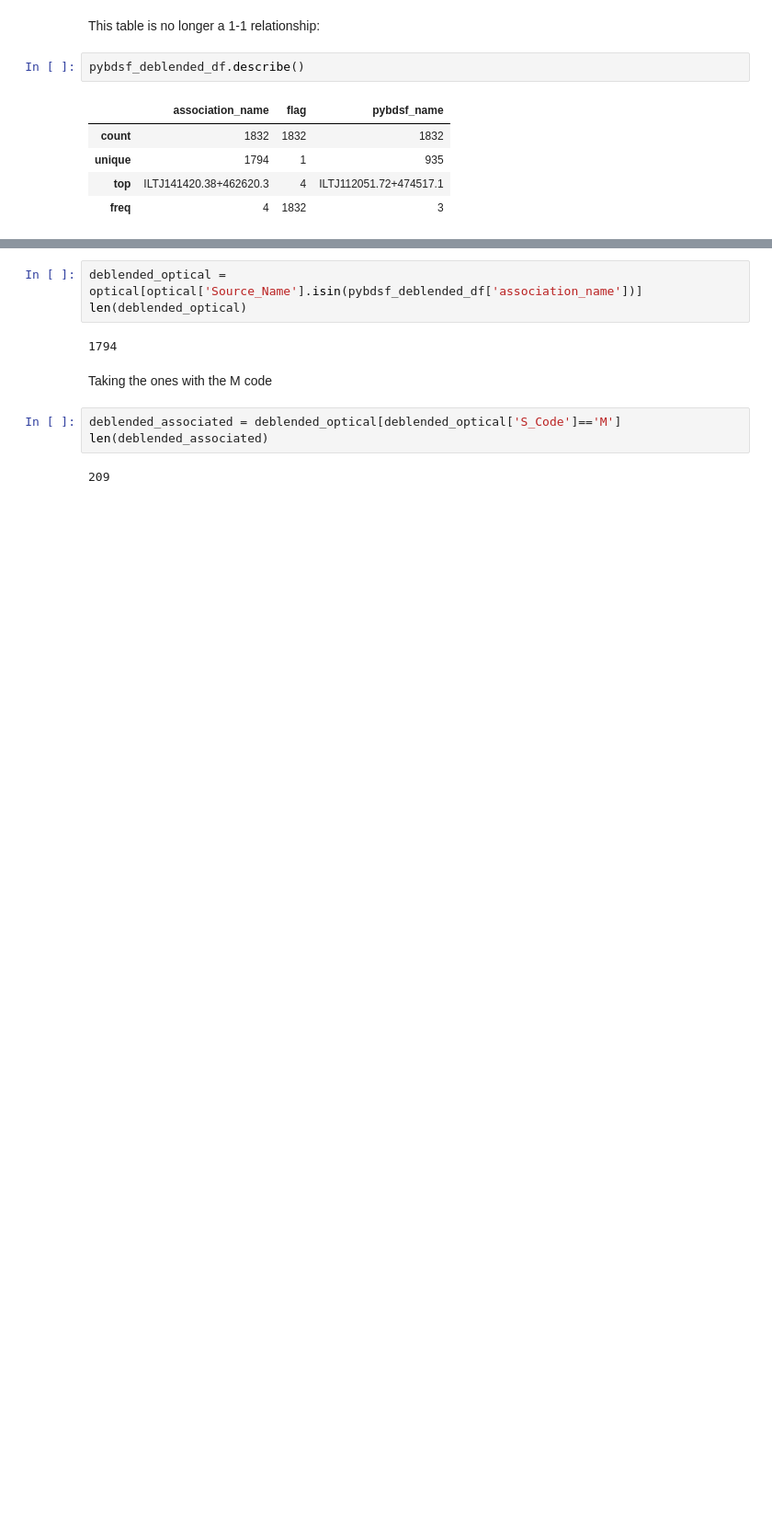
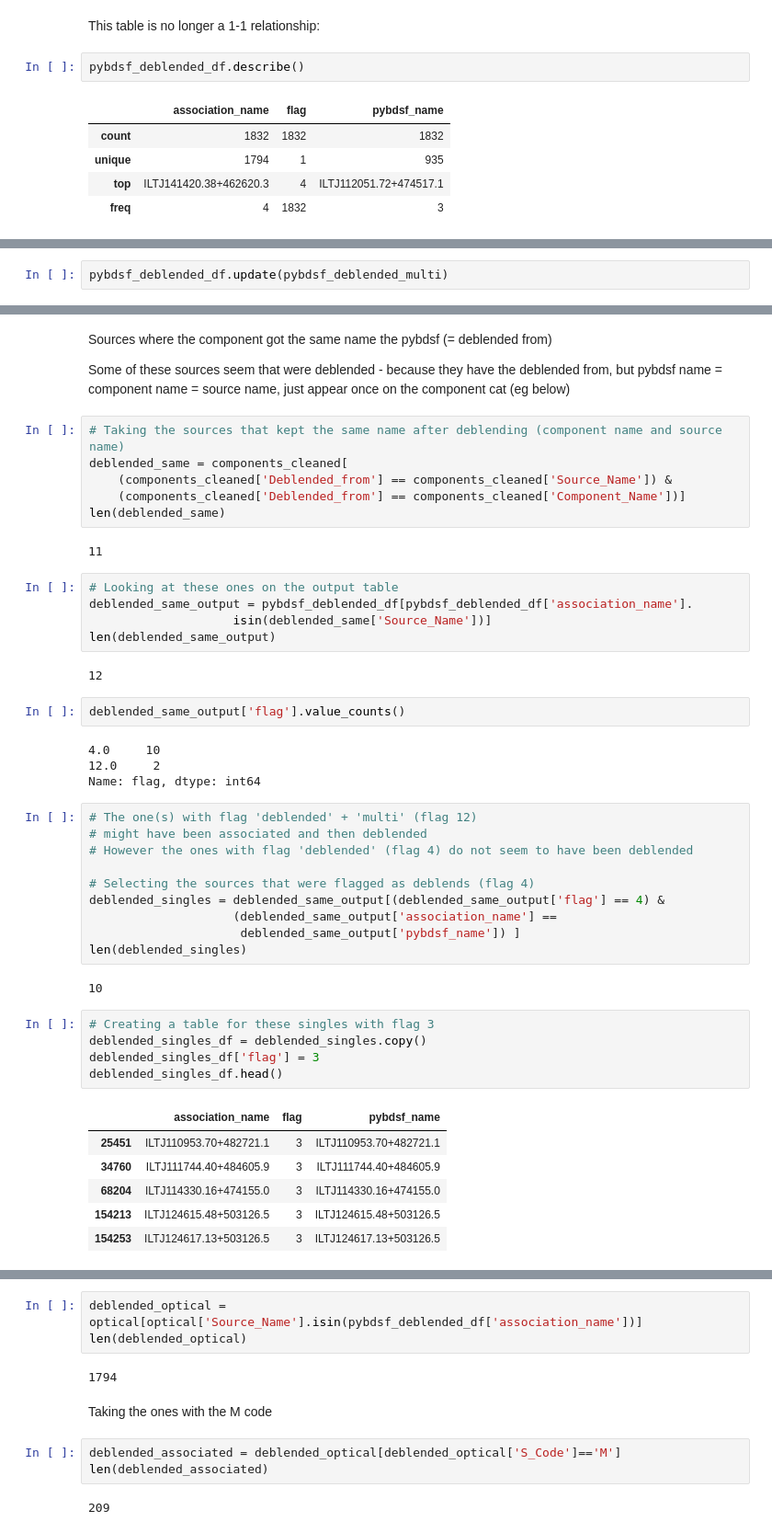
Before and after one commit to laraalegre/lotss-dr1, a Jupyter notebook: PyBDSF_DR1_associations.ipynb, the cells around one changed output, grey strips where cells are left out. Shown at 92% size. Saved outputs shown, nothing was run; the diff lists cells and outputs as text; blank space fills up the shorter version.

```diff
--- a/PyBDSF_DR1_associations.ipynb
+++ b/PyBDSF_DR1_associations.ipynb
@@ -303,0 +301,2 @@ The pybdsf sources that were deblended into several components and after associa
+# %%
+pybdsf_deblended_df.update(pybdsf_deblended_multi)
@@ -303,0 +321,49 @@ The pybdsf sources that were deblended into several components and after associa
+# %% [markdown]
+Sources where the component got the same name the pybdsf (= deblended from)
+
+Some of these sources seem that were deblended - because they have the deblended from, but pybdsf name = component name = source name, just appear once on the component cat (eg below)
+# %%
+# Taking the sources that kept the same name after deblending (component name and source name)
+deblended_same = components_cleaned[
+    (components_cleaned['Deblended_from'] == components_cleaned['Source_Name']) &
+    (components_cleaned['Deblended_from'] == components_cleaned['Component_Name'])]
+len(deblended_same)
+# %% [output]
+11
+# %%
+# Looking at these ones on the output table
+deblended_same_output = pybdsf_deblended_df[pybdsf_deblended_df['association_name'].
+                    isin(deblended_same['Source_Name'])]
+len(deblended_same_output)
+# %% [output]
+12
+# %%
+deblended_same_output['flag'].value_counts()
+# %% [output]
+4.0     10
+12.0     2
+Name: flag, dtype: int64
+# %%
+# The one(s) with flag 'deblended' + 'multi' (flag 12)
+# might have been associated and then deblended
+# However the ones with flag 'deblended' (flag 4) do not seem to have been deblended
+
+# Selecting the sources that were flagged as deblends (flag 4)
+deblended_singles = deblended_same_output[(deblended_same_output['flag'] == 4) &
+                    (deblended_same_output['association_name'] ==
+                     deblended_same_output['pybdsf_name']) ]
+len(deblended_singles)
+# %% [output]
+10
+# %%
+# Creating a table for these singles with flag 3
+deblended_singles_df = deblended_singles.copy()
+deblended_singles_df['flag'] = 3
+deblended_singles_df.head()
+# %% [output]
+|  | association_name | flag | pybdsf_name |
+| 25451 | ILTJ110953.70+482721.1 | 3 | ILTJ110953.70+482721.1 |
+| 34760 | ILTJ111744.40+484605.9 | 3 | ILTJ111744.40+484605.9 |
+| 68204 | ILTJ114330.16+474155.0 | 3 | ILTJ114330.16+474155.0 |
+| 154213 | ILTJ124615.48+503126.5 | 3 | ILTJ124615.48+503126.5 |
+| 154253 | ILTJ124617.13+503126.5 | 3 | ILTJ124617.13+503126.5 |
```
Also changed, not shown: parts of 235 cells of this notebook.
